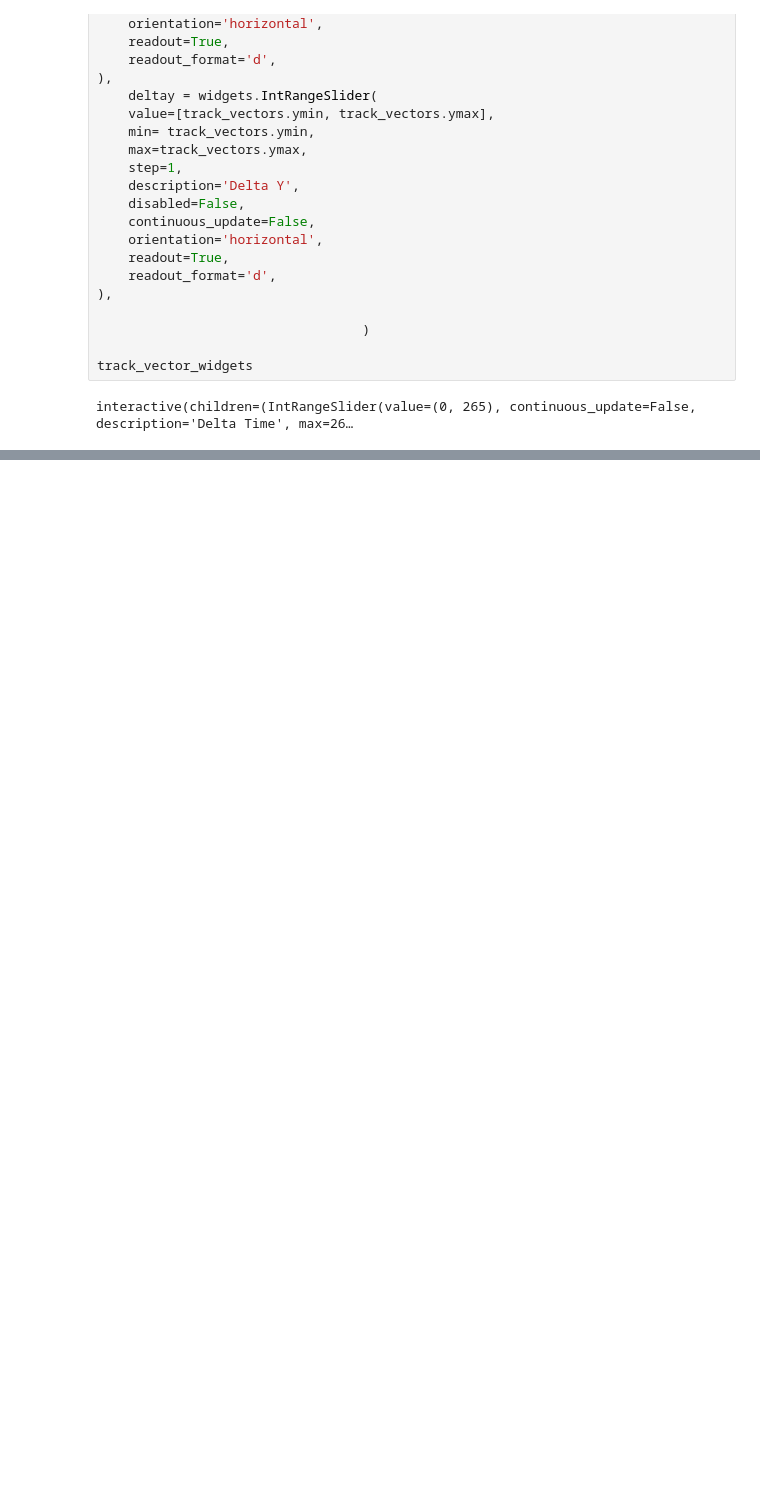
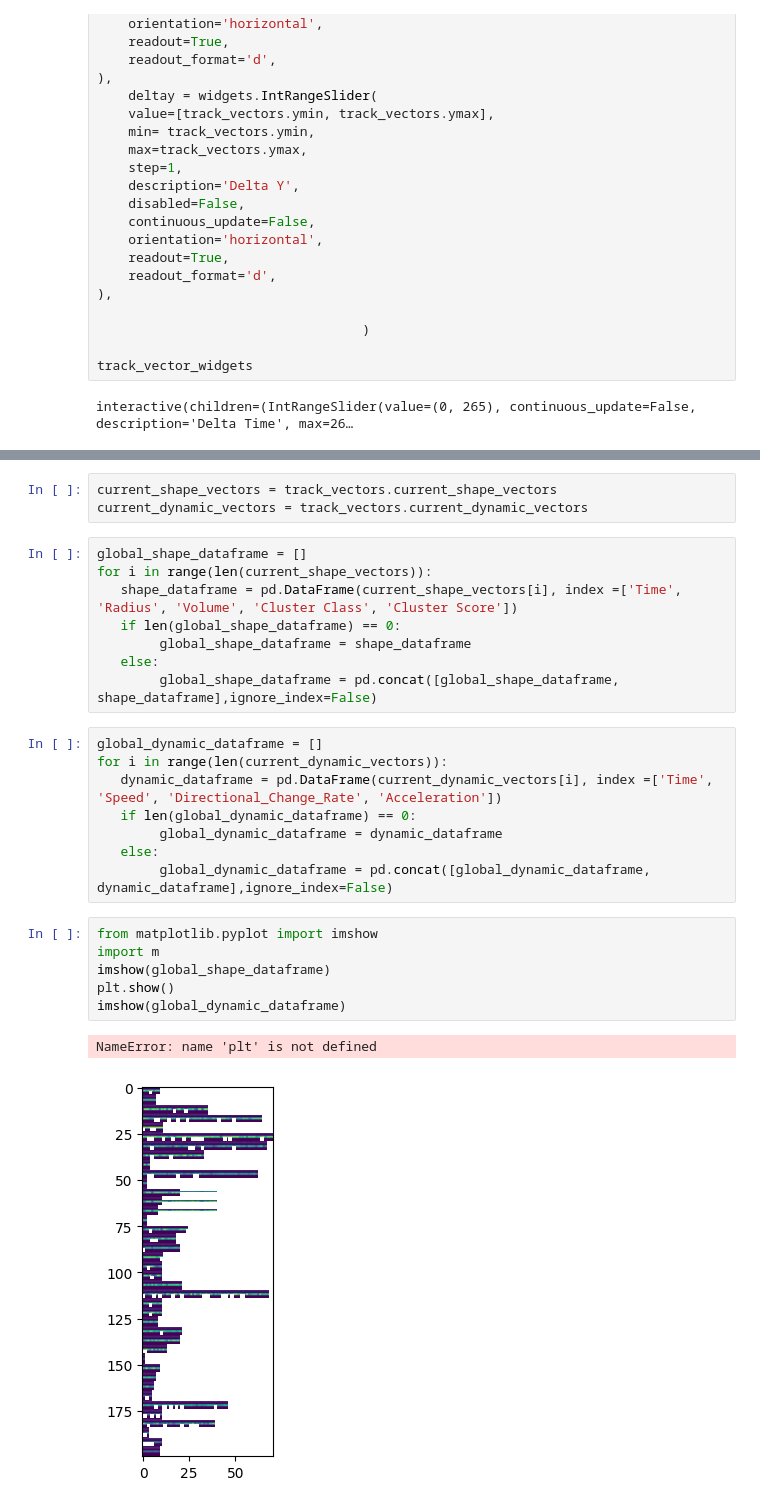
Before and after one commit to Kapoorlabs-CAPED/NapaTrackMater, a Jupyter notebook: Notebooks/Track_vector.ipynb, the cells around one changed output, grey strips where cells are left out. Cells and saved outputs as stored; diff of their text form; blank space fills up the shorter version.

Commit message:
whats in my track

```diff
--- a/Notebooks/Track_vector.ipynb
+++ b/Notebooks/Track_vector.ipynb
@@ -88,0 +93,28 @@ track_vectors._interactive_function()
+# %%
+current_shape_vectors = track_vectors.current_shape_vectors
+current_dynamic_vectors = track_vectors.current_dynamic_vectors
+# %%
+global_shape_dataframe = []
+for i in range(len(current_shape_vectors)):
+   shape_dataframe = pd.DataFrame(current_shape_vectors[i], index =['Time', 'Radius', 'Volume', 'Cluster Class', 'Cluster Score'])
+   if len(global_shape_dataframe) == 0:
+        global_shape_dataframe = shape_dataframe
+   else:
+        global_shape_dataframe = pd.concat([global_shape_dataframe, shape_dataframe],ignore_index=False)
+# %%
+global_dynamic_dataframe = []
+for i in range(len(current_dynamic_vectors)):
+   dynamic_dataframe = pd.DataFrame(current_dynamic_vectors[i], index =['Time', 'Speed', 'Directional_Change_Rate', 'Acceleration'])
+   if len(global_dynamic_dataframe) == 0:
+        global_dynamic_dataframe = dynamic_dataframe
+   else:
+        global_dynamic_dataframe = pd.concat([global_dynamic_dataframe, dynamic_dataframe],ignore_index=False)
+# %%
+from matplotlib.pyplot import imshow
+import m
+imshow(global_shape_dataframe)
+plt.show()
+imshow(global_dynamic_dataframe)
+# %% [output]
+NameError: name 'plt' is not defined
+[figure, added]
```
Also changed, not shown: parts of 3 cells of this notebook.
